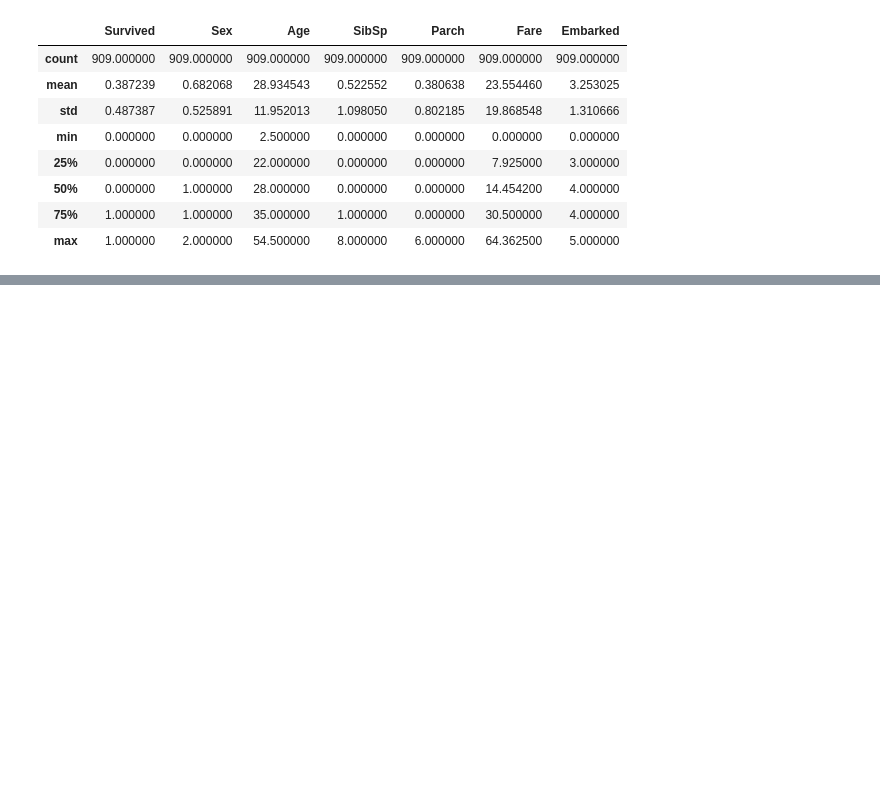
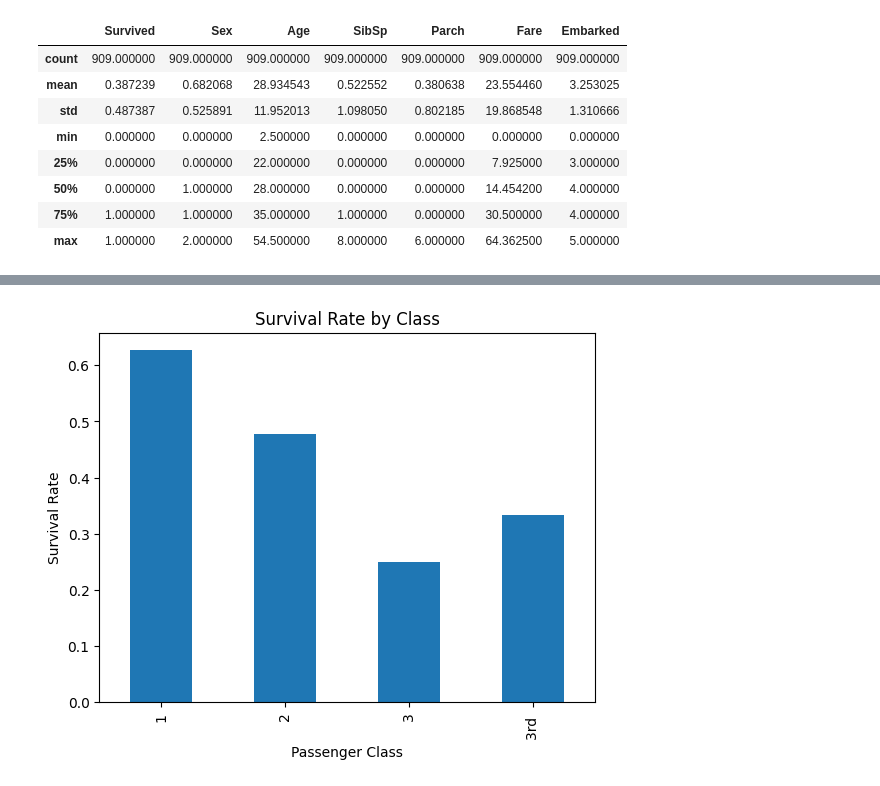
Before and after one commit to softwareWCU/Data-Preprocessing-for-ML-using-Titanic-Dataset, a Jupyter notebook: Titanic_Full_Data_Cleaning_Assignment.ipynb, the cells around one changed output, grey strips where cells are left out. Saved outputs shown, nothing was run; the diff lists cells and outputs as text; code cells hidden in the pictures; blank space fills up the shorter version.

```diff
--- a/Titanic_Full_Data_Cleaning_Assignment.ipynb
+++ b/Titanic_Full_Data_Cleaning_Assignment.ipynb
@@ -189,0 +207,8 @@ print("✅ File saved as titanic_cleaned.csv")
+# %%
+df.groupby('Pclass')['Survived'].mean().plot(kind='bar')
+plt.title("Survival Rate by Class")
+plt.xlabel("Passenger Class")
+plt.ylabel("Survival Rate")
+plt.show()
+# %% [output]
+[figure, added]
```
Also changed, not shown: parts of 48 cells of this notebook.
